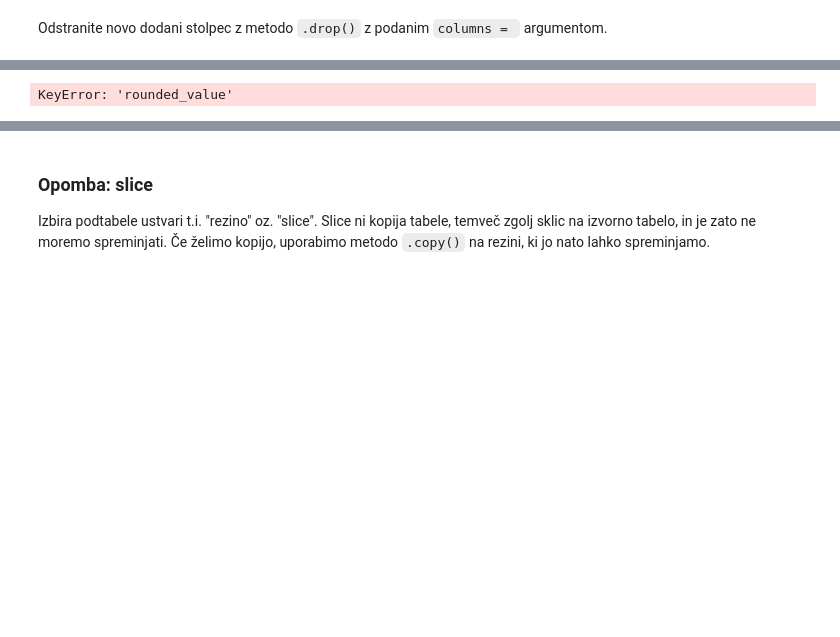
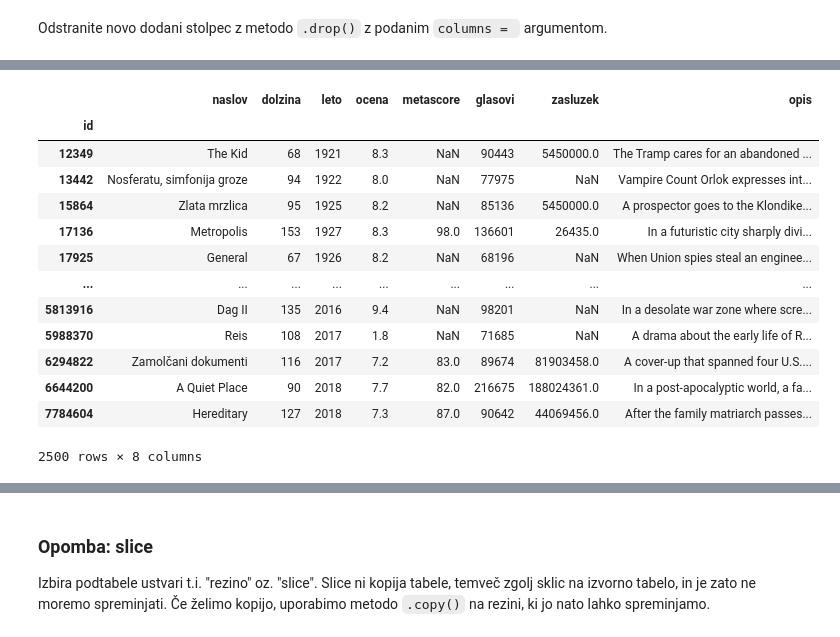
Before and after one commit to GhastlyClock/programiranje-1, a Jupyter notebook: 3-analiza-podatkov/vaje/pandas_101.ipynb, the cells around one changed output, grey strips where cells are left out. Cells and saved outputs as stored; diff of their text form; code cells hidden in the pictures; blank space fills up the shorter version.

```diff
--- a/3-analiza-podatkov/vaje/pandas_101.ipynb
+++ b/3-analiza-podatkov/vaje/pandas_101.ipynb
@@ -137,7 +93,20 @@ filmi.head()
-# %%
-del filmi['rounded_value']
-# %% [output]
-KeyError: 'rounded_value'
+# %%
+filmi.drop(columns='ocena_zaokrozena')
+# %% [output]
+|  | naslov | dolzina | leto | ocena | metascore | glasovi | zasluzek | opis |
+| id |  |  |  |  |  |  |  |  |
+| 12349 | The Kid | 68 | 1921 | 8.3 | NaN | 90443 | 5450000.0 | The Tramp cares for an abandoned ... |
+| 13442 | Nosferatu, simfonija groze | 94 | 1922 | 8.0 | NaN | 77975 | NaN | Vampire Count Orlok expresses int... |
+| 15864 | Zlata mrzlica | 95 | 1925 | 8.2 | NaN | 85136 | 5450000.0 | A prospector goes to the Klondike... |
+| 17136 | Metropolis | 153 | 1927 | 8.3 | 98.0 | 136601 | 26435.0 | In a futuristic city sharply divi... |
+| 17925 | General | 67 | 1926 | 8.2 | NaN | 68196 | NaN | When Union spies steal an enginee... |
+| ... | ... | ... | ... | ... | ... | ... | ... | ... |
+| 5813916 | Dag II | 135 | 2016 | 9.4 | NaN | 98201 | NaN | In a desolate war zone where scre... |
+| 5988370 | Reis | 108 | 2017 | 1.8 | NaN | 71685 | NaN | A drama about the early life of R... |
+| 6294822 | Zamolčani dokumenti | 116 | 2017 | 7.2 | 83.0 | 89674 | 81903458.0 | A cover-up that spanned four U.S.... |
+| 6644200 | A Quiet Place | 90 | 2018 | 7.7 | 82.0 | 216675 | 188024361.0 | In a post-apocalyptic world, a fa... |
+| 7784604 | Hereditary | 127 | 2018 | 7.3 | 87.0 | 90642 | 44069456.0 | After the family matriarch passes... |
+2500 rows × 8 columns
 # %%
 filmi.head()
 # %% [output]
```
Also changed, not shown: parts of 19 cells of this notebook.
